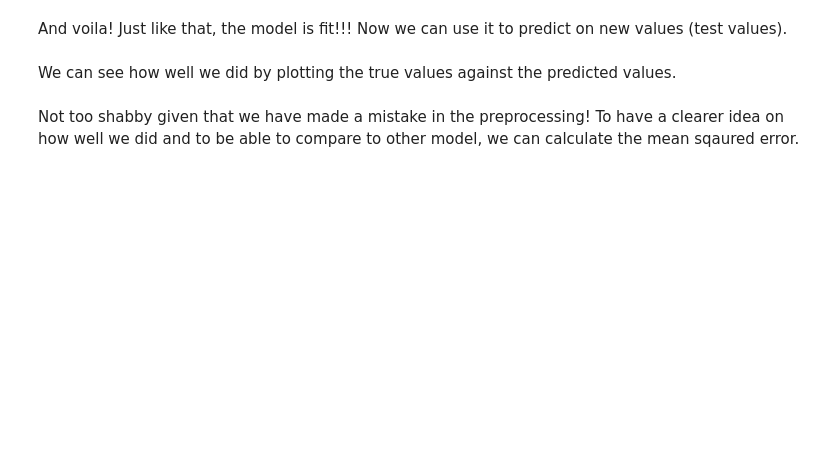
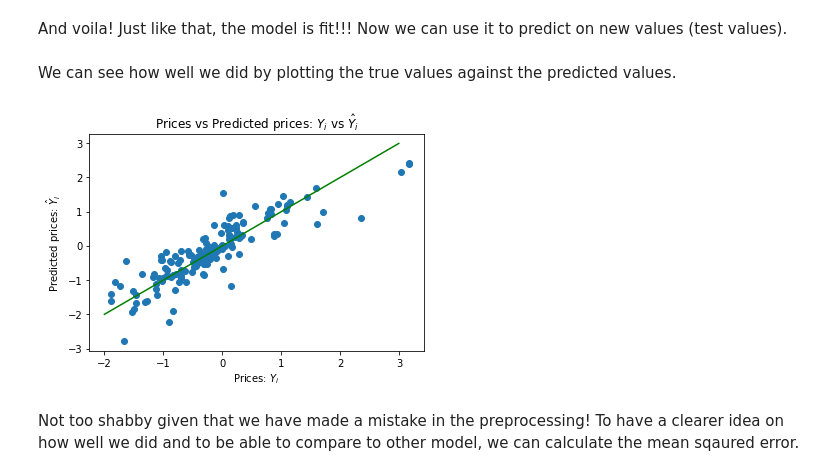
Before and after one commit to mathsyscomputing/IntroToComputing, a Jupyter notebook: python/notebook2.ipynb, the cells around one changed output. Saved outputs shown, nothing was run; the diff lists cells and outputs as text; code cells hidden in the pictures; blank space fills up the shorter version.

```diff
--- a/python/notebook2.ipynb
+++ b/python/notebook2.ipynb
@@ -114,14 +233,18 @@ We can see how well we did by plotting the true values against the predicted val
 # %%
 import matplotlib.pyplot as plt
 
 %matplotlib inline
 
 plt.scatter(Y_test, Y_predicted)
 xx = np.arange(-2, 3, 0.01)
-plt.plot(xx, xx, c='red')
+yy = np.arange(-2, 3, 0.01)
+
+plt.plot(xx, yy, c='green')
 plt.xlabel("Prices: $Y_i$")
 plt.ylabel("Predicted prices: $\hat{Y}_i$")
-plt.title("Prices vs Predicted prices: $Y_i$ vs $\hat{Y}_i$") #Example of using LaTeX in plots
+plt.title("Prices vs Predicted prices: $Y_i$ vs $\hat{Y}_i$"); #Example of using LaTeX in plots
+# %% [output]
+[figure, added]
 # %% [markdown]
 Not too shabby given that we have made a mistake in the preprocessing! To have a clearer idea on how well we did and to be able to compare to other model, we can calculate the mean sqaured error.
 # %%
```
Also changed, not shown: parts of 28 cells of this notebook.
